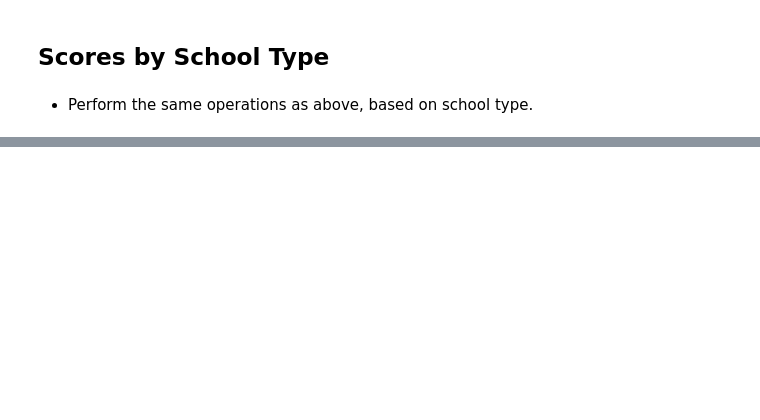
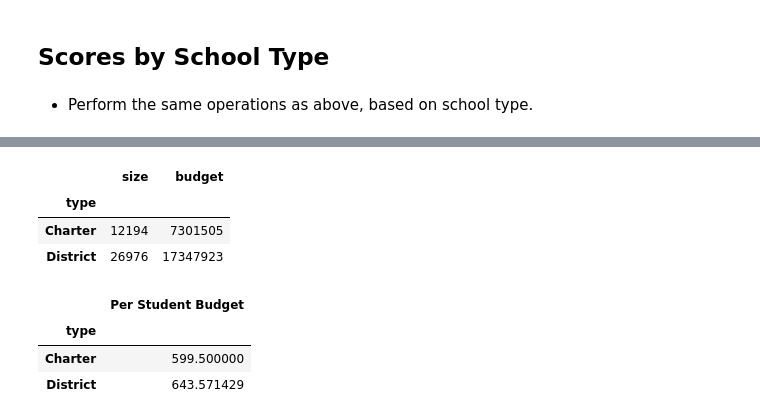
Before and after one commit to ddcruz/pandas_challenge, a Jupyter notebook: PyCitySchools/PyCitySchools.ipynb, the cells around one changed output, grey strips where cells are left out. Saved outputs shown, nothing was run; the diff lists cells and outputs as text; code cells hidden in the pictures; blank space fills up the shorter version.

```diff
--- a/PyCitySchools/PyCitySchools.ipynb
+++ b/PyCitySchools/PyCitySchools.ipynb
@@ -304,3 +312,17 @@ scores_by_school_type[["Average Math Score"
 | School Type |  |  |  |  |  |
 | Charter | 83.406183 | 83.902821 | 93.701821 | 96.645891 | 95.173856 |
 | District | 76.987026 | 80.962485 | 66.518387 | 80.905249 | 73.711818 |
+# %%
+school_data.groupby("type").sum()[["size", "budget"]]
+# %% [output]
+|  | size | budget |
+| type |  |  |
+| Charter | 12194 | 7301505 |
+| District | 26976 | 17347923 |
+# %%
+school_data.groupby("type").mean()[["Per Student Budget"]]
+# %% [output]
+|  | Per Student Budget |
+| type |  |
+| Charter | 599.500000 |
+| District | 643.571429 |
```
Also changed, not shown: parts of 1 cell of this notebook.
